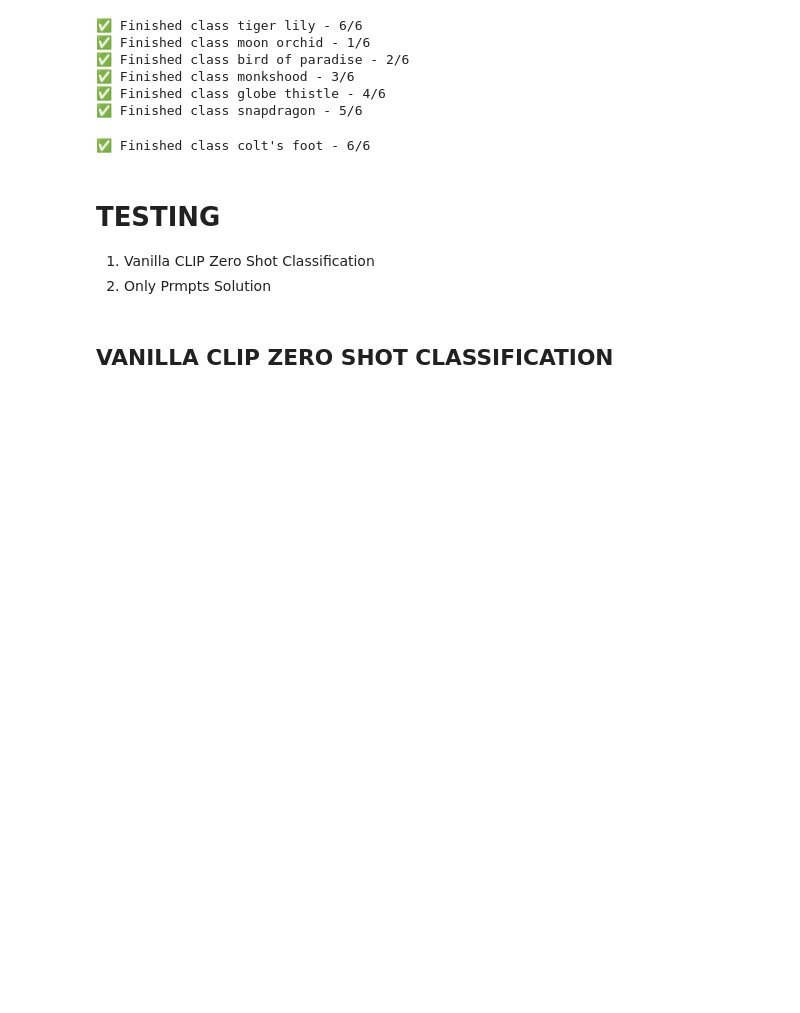
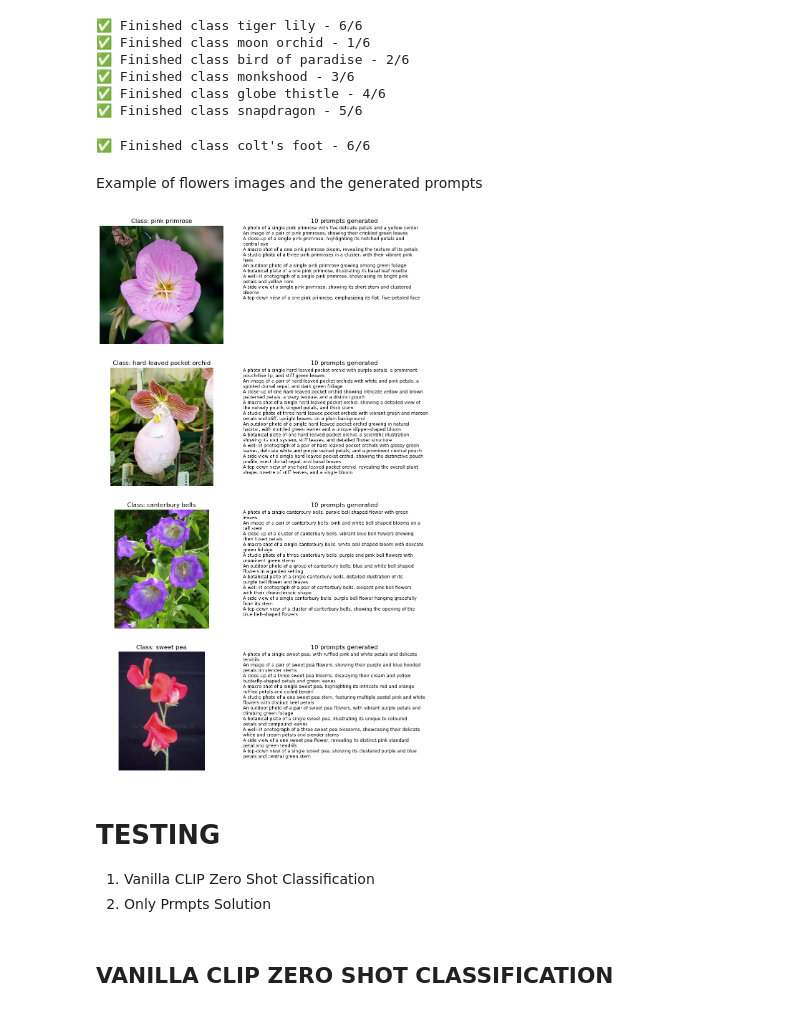
Before and after one commit to matteogrisenti/CLIP-zero-shot, a Jupyter notebook: prompt_generation.ipynb, the cells around one changed output. Saved outputs shown, nothing was run; the diff lists cells and outputs as text; code cells hidden in the pictures; blank space fills up the shorter version.

Commit message:
Finished only prompt test

```diff
--- a/prompt_generation.ipynb
+++ b/prompt_generation.ipynb
@@ -192,6 +207,68 @@ def load_prompts(json_path='generated_prompts.json'):
     with open(json_path, 'r') as f:
         prompt_dict = json.load(f)
     return prompt_dict
+# %% [markdown]
+Example of flowers images and the generated prompts
+# %%
+import torch, torchvision
+import matplotlib.pyplot as plt
+import torchvision.transforms as T
+from torchvision.datasets import Flowers102
+
+import textwrap
+
+test_images = get_test_data()
+
+generated_prompts = load_prompts()
+
+# Trova un'immagine per ciascuna delle prime 4 classi
+selected_images = []
+selected_labels = []
+
+target_classes = list(range(4))  # classi 0, 1, 2, 3
+found_classes = set()
+
+for img, label in test_images:
+    if label in target_classes and label not in found_classes:
+        selected_images.append(img)
+        selected_labels.append(label)
+        found_classes.add(label)
+    if len(found_classes) == 4:
+        break
+
+# Visualizza
+fig, axs = plt.subplots(4, 2, figsize=(12, 16))
+
+for i in range(4):
+    image = selected_images[i]
+    label = selected_labels[i]
+
+    class_name = CLASS_NAMES[label]
+    prompts = generated_prompts.get(class_name, ["(no prompts found)"] * 10)
+
+    wrapped_prompts = []
+    max_width = 80  # numero massimo di caratteri per riga
+
+    for p in prompts[:10]:
+        wrapped = textwrap.fill(p, width=max_width)
+        wrapped_prompts.append(wrapped)
+
+    text_to_show = "\n".join(wrapped_prompts)  # doppio newline per separare i prompt
+
+    # Colonna sinistra: immagine
+    axs[i, 0].imshow(image)
+    axs[i, 0].axis('off')
+    axs[i, 0].set_title(f"Class: {class_name}", fontsize=12)
+
+    # Colonna destra: prompt
+    axs[i, 1].text(0, 1, text_to_show, va='top', fontsize=9)
+    axs[i, 1].axis('off')
+    axs[i, 1].set_title("10 prompts generated", fontsize=12)
+
+plt.tight_layout()
+plt.show()
+# %% [output]
+[figure, added]
 # %% [markdown]
 # TESTING
 1) Vanilla CLIP Zero Shot Classification
```
Also changed, not shown: parts of 4 cells of this notebook.
